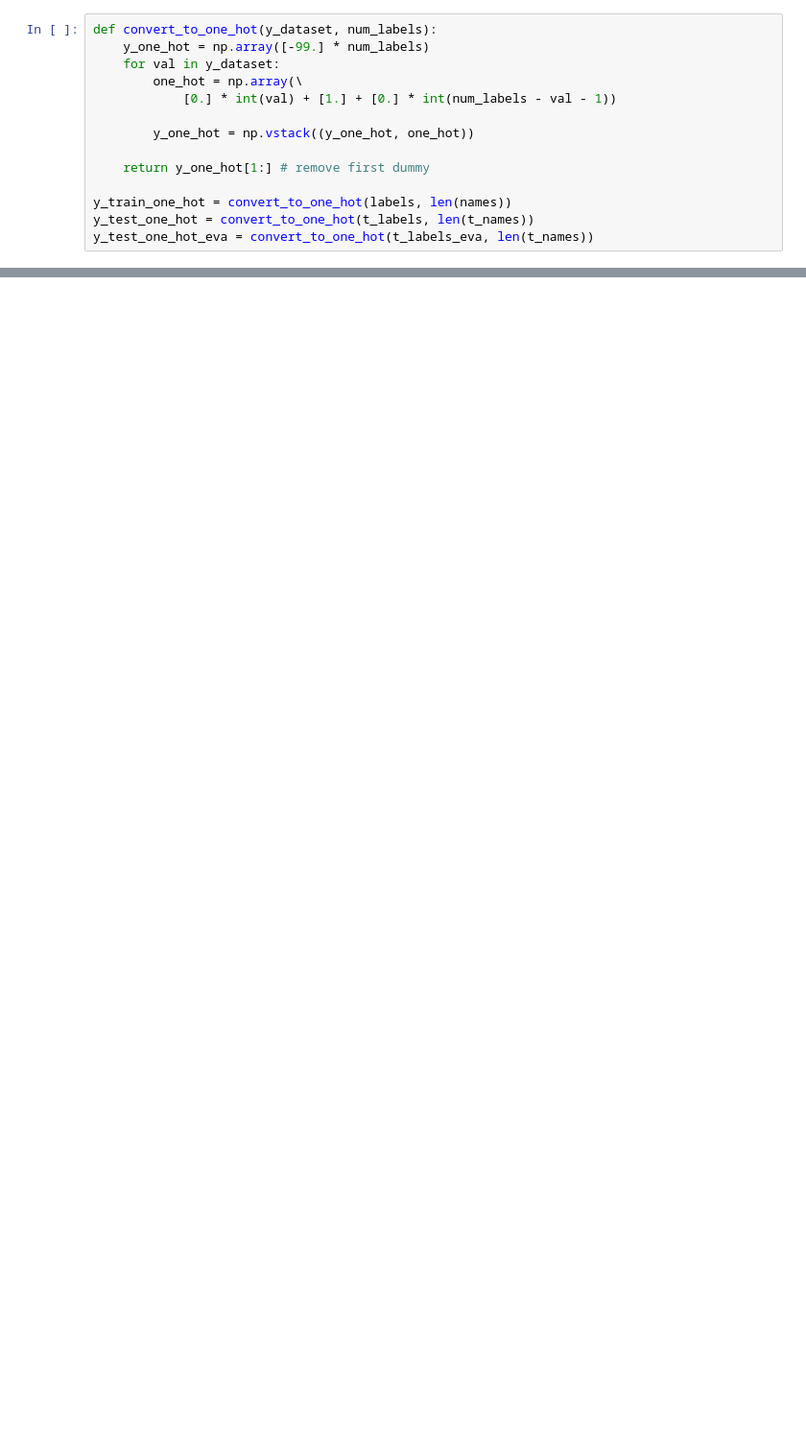
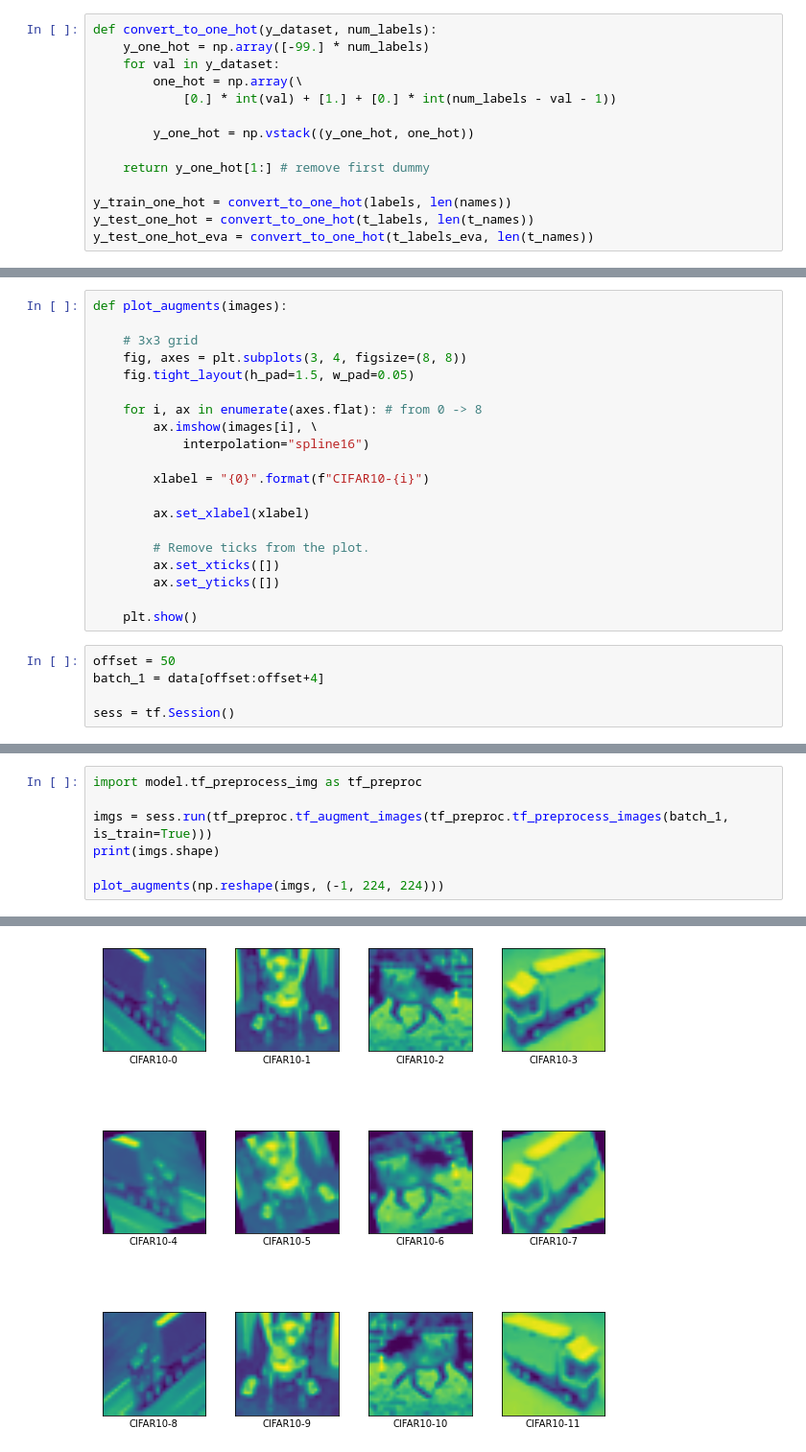
Before and after one commit to Howard-O-Neil/object-detection, a Jupyter notebook: main.ipynb, the cells around one changed output, grey strips where cells are left out. Shown at 96% size. Saved outputs shown, nothing was run; the diff lists cells and outputs as text; blank space fills up the shorter version.

```diff
--- a/main.ipynb
+++ b/main.ipynb
@@ -43,0 +93,25 @@ y_test_one_hot_eva = convert_to_one_hot(t_labels_eva, len(t_names))
+# %%
+def plot_augments(images):
+
+    # 3x3 grid
+    fig, axes = plt.subplots(3, 4, figsize=(8, 8))
+    fig.tight_layout(h_pad=1.5, w_pad=0.05)
+
+    for i, ax in enumerate(axes.flat): # from 0 -> 8
+        ax.imshow(images[i], \
+            interpolation="spline16")
+
+        xlabel = "{0}".format(f"CIFAR10-{i}")
+
+        ax.set_xlabel(xlabel)
+
+        # Remove ticks from the plot.
+        ax.set_xticks([])
+        ax.set_yticks([])
+
+    plt.show()
+# %%
+offset = 50
+batch_1 = data[offset:offset+4]
+
+sess = tf.Session()
@@ -43,0 +130,8 @@ y_test_one_hot_eva = convert_to_one_hot(t_labels_eva, len(t_names))
+# %%
+import model.tf_preprocess_img as tf_preproc
+
+imgs = sess.run(tf_preproc.tf_augment_images(tf_preproc.tf_preprocess_images(batch_1, is_train=True)))
+print(imgs.shape)
+
+plot_augments(np.reshape(imgs, (-1, 224, 224)))
+# %% [output]
@@ -43,0 +149 @@ y_test_one_hot_eva = convert_to_one_hot(t_labels_eva, len(t_names))
+[figure, added]
```
Also changed, not shown: parts of 14 cells of this notebook.
